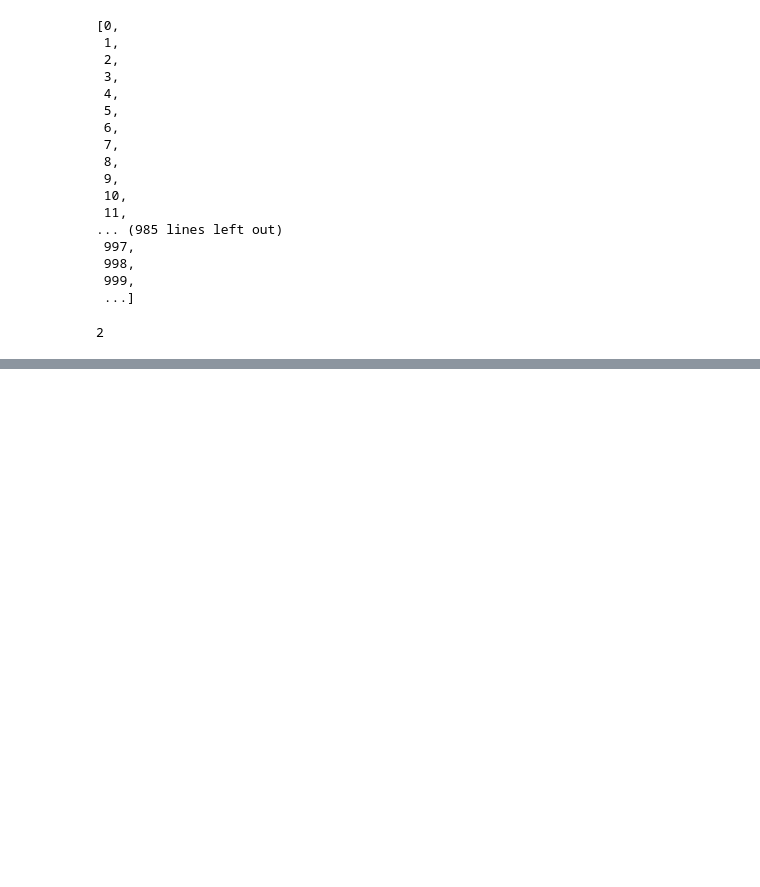
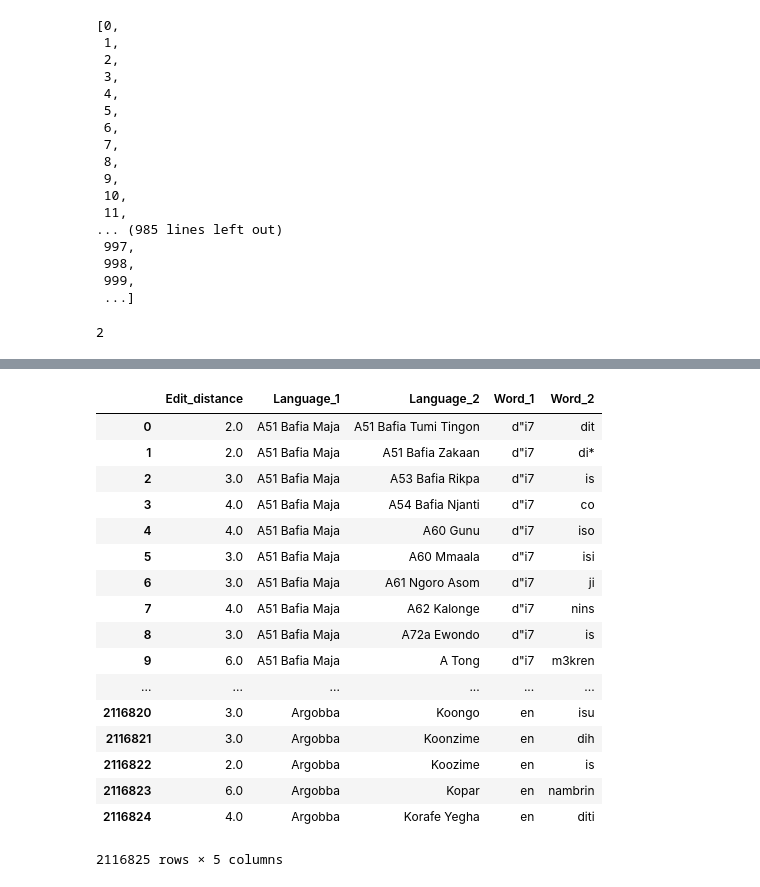
Before and after one commit to CNew88/Swadesh, a Jupyter notebook: edit_distances.ipynb, the cells around one changed output, grey strips where cells are left out. Drawn from its saved outputs; the diff is of its cells as text; code cells hidden in the pictures; blank space fills up the shorter version.

```diff
--- a/edit_distances.ipynb
+++ b/edit_distances.ipynb
@@ -331,0 +169,21 @@ TypeError: object of type 'float' has no len()
+# %%
+df
+# %% [output]
+|  | Edit_distance | Language_1 | Language_2 | Word_1 | Word_2 |
+| 0 | 2.0 | A51 Bafia Maja | A51 Bafia Tumi Tingon | d"i7 | dit |
+| 1 | 2.0 | A51 Bafia Maja | A51 Bafia Zakaan | d"i7 | di* |
+| 2 | 3.0 | A51 Bafia Maja | A53 Bafia Rikpa | d"i7 | is |
+| 3 | 4.0 | A51 Bafia Maja | A54 Bafia Njanti | d"i7 | co |
+| 4 | 4.0 | A51 Bafia Maja | A60 Gunu | d"i7 | iso |
+| 5 | 3.0 | A51 Bafia Maja | A60 Mmaala | d"i7 | isi |
+| 6 | 3.0 | A51 Bafia Maja | A61 Ngoro Asom | d"i7 | ji |
+| 7 | 4.0 | A51 Bafia Maja | A62 Kalonge | d"i7 | nins |
+| 8 | 3.0 | A51 Bafia Maja | A72a Ewondo | d"i7 | is |
+| 9 | 6.0 | A51 Bafia Maja | A Tong | d"i7 | m3kren |
+| ... | ... | ... | ... | ... | ... |
+| 2116820 | 3.0 | Argobba | Koongo | en | isu |
+| 2116821 | 3.0 | Argobba | Koonzime | en | dih |
+| 2116822 | 2.0 | Argobba | Koozime | en | is |
+| 2116823 | 6.0 | Argobba | Kopar | en | nambrin |
+| 2116824 | 4.0 | Argobba | Korafe Yegha | en | diti |
+2116825 rows × 5 columns
```
Also changed, not shown: parts of 9 cells of this notebook.
